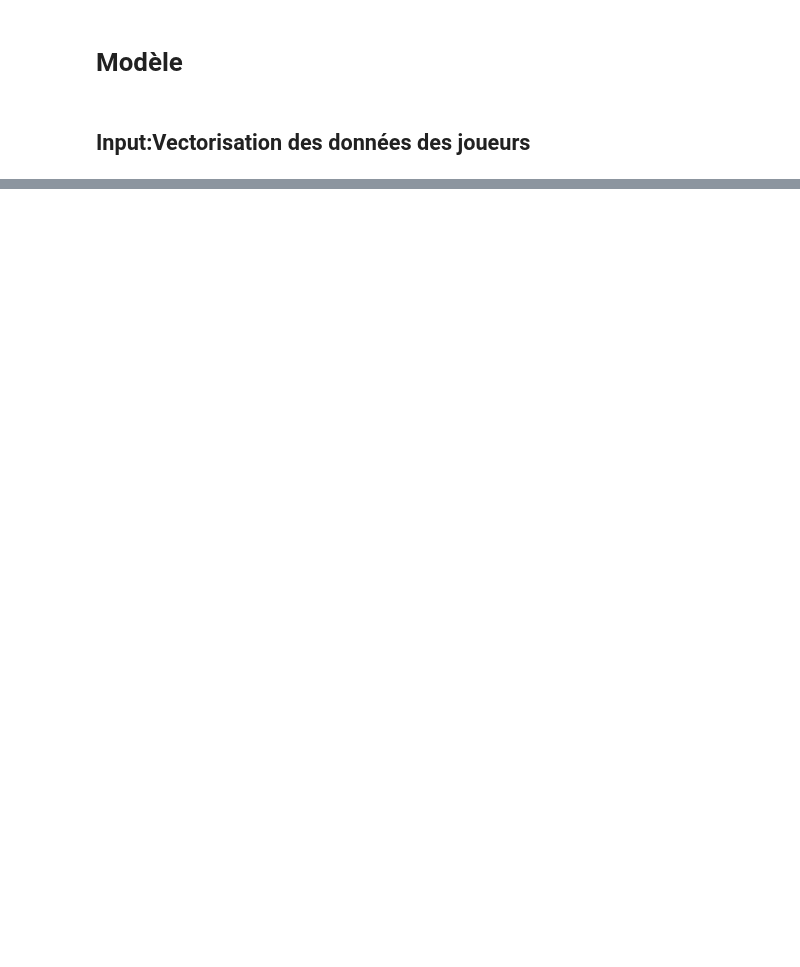
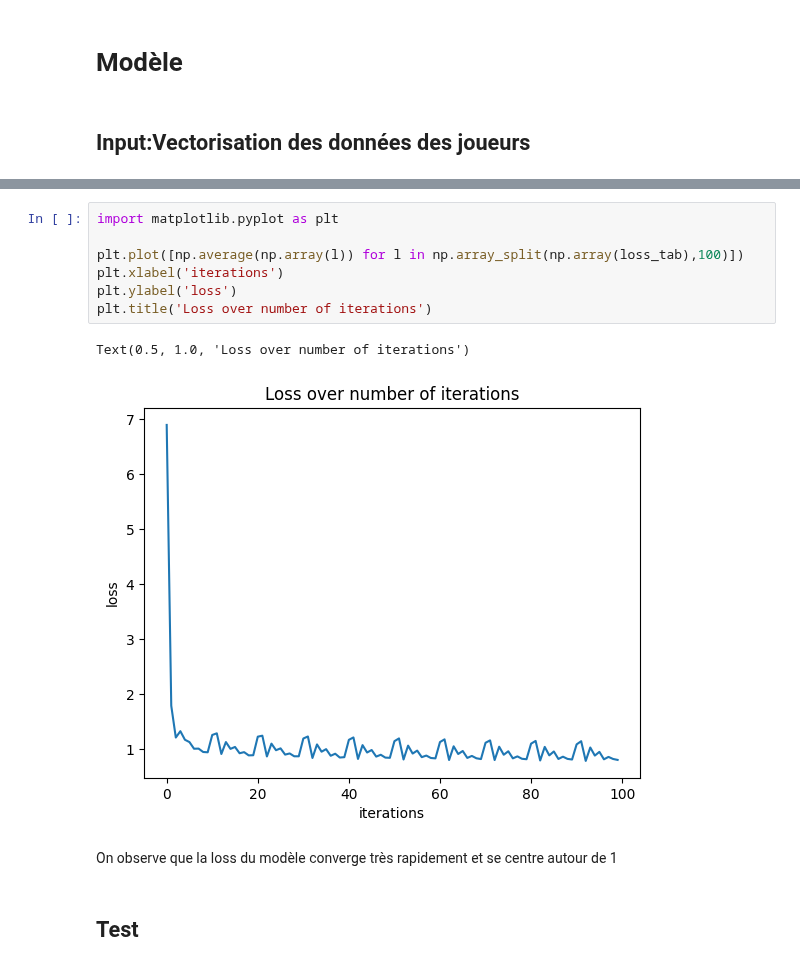
Before and after one commit to RiyadKT/Football-player-performance-prediction, a Jupyter notebook: final.ipynb, the cells around one changed output, grey strips where cells are left out. Cells and saved outputs as stored; diff of their text form; blank space fills up the shorter version.

Commit message:
Implémentation du modèle

```diff
--- a/final.ipynb
+++ b/final.ipynb
@@ -594,0 +994,14 @@ pickle.dump(transfer_history,open('transfer_history.pkl','wb'))
+# %%
+import matplotlib.pyplot as plt
+
+plt.plot([np.average(np.array(l)) for l in np.array_split(np.array(loss_tab),100)])
+plt.xlabel('iterations')
+plt.ylabel('loss')
+plt.title('Loss over number of iterations')
+# %% [output]
+Text(0.5, 1.0, 'Loss over number of iterations')
+[figure, added]
+# %% [markdown]
+On observe que la loss du modèle converge très rapidement et se centre autour de 1
+# %% [markdown]
+## Test
```
Also changed, not shown: parts of 47 cells of this notebook, 2 other files.
